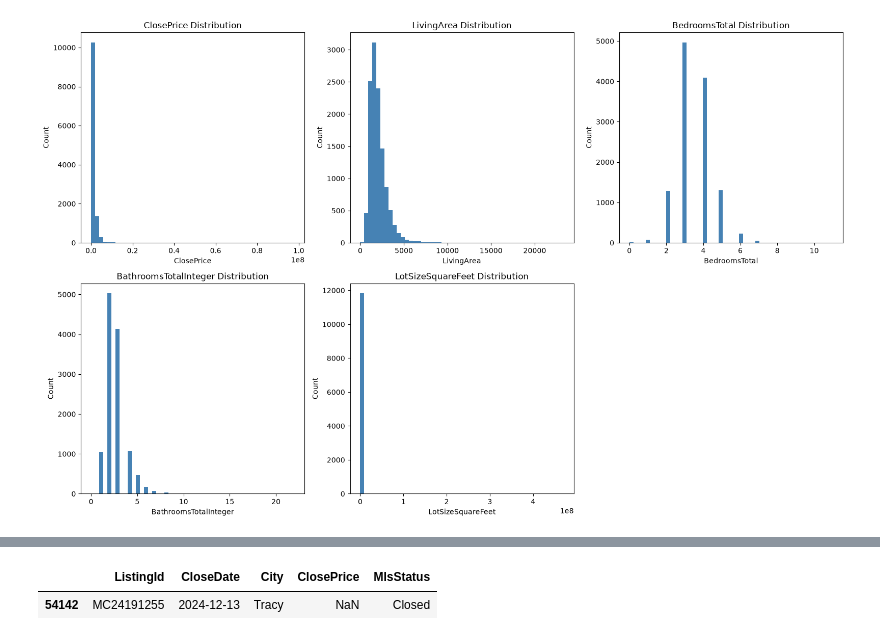
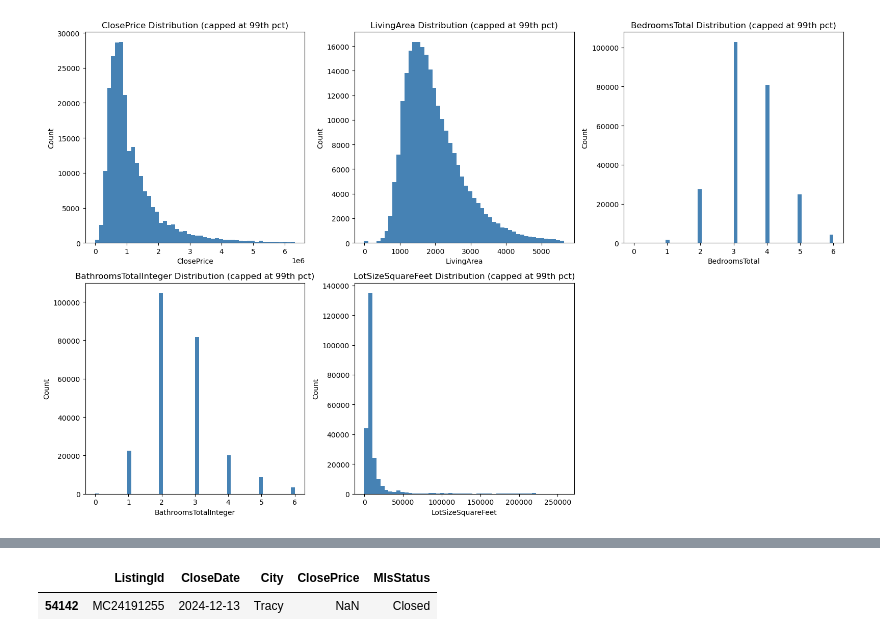
Before and after one commit to Sunisa-Yuki/IDX_Data_Science, a Jupyter notebook: 01_exploration.ipynb, the cells around one changed output, grey strips where cells are left out. Drawn from its saved outputs; the diff is of its cells as text; code cells hidden in the pictures.

Commit message:
Clean up 01_exploration: fix df_filtered naming, remove duplicate loading block, add summary

```diff
--- a/01_exploration.ipynb
+++ b/01_exploration.ipynb
@@ -4 +31,12 @@ import matplotlib.pyplot as plt
 import glob
+# %%
+# find and filter files
+file_list = glob.glob("Data/CRMLSSold*.csv")
+
+clean_files = []
+for sold in file_list:
+    if "_filled" not in sold:
+        clean_files.append(sold)
+
+print(len(clean_files))
+print(clean_files)
@@ -5,7 +48,17 @@ import glob
 # %%
-# Load one month to start - let's use a recent one
-df = pd.read_csv('data/CRMLSSold202605.csv', low_memory=False)
+# Load all files
+df_list = []
 
+# loop reads all 21 files one at a time, and store each resulting table into df_list
+for file in clean_files:
+    temp_df = pd.read_csv(file, low_memory = False)
+    df_list.append(temp_df)
+
+print(len(df_list))
+
+
+# Combine separate tables into one table
+df = pd.concat(df_list, ignore_index = True)
 print('Shape:', df.shape)
 print('\nColumns:', df.columns.tolist())
 # %% [output]
@@ -13,11 +67,17 @@ Shape: (23260, 78)
 
 Columns: ['BuyerAgentAOR', 'ListAgentAOR', 'Flooring', 'ViewYN', 'WaterfrontYN', 'BasementYN', 'PoolPrivateYN', 'OriginalListPrice', 'ListingKey', 'ListAgentEmail', 'CloseDate', 'ClosePrice', 'ListAge ...
 # %%
+# Apply the dual filter (PropertyType + PropertySubType)
+
 print('PropertyType value counts:')
 print(df['PropertyType'].value_counts())
 
 print('\nPropertySubType value counts:')
 print(df['PropertySubType'].value_counts())
+
+
+df = df[(df['PropertyType'] == 'Residential') & (df['PropertySubType'] == 'SingleFamilyResidence')]
+print('Filtered shape:', df.shape)
 # %% [output]
 PropertyType value counts:
 PropertyType
@@ -55,19 +141,21 @@ dtype: int64
 # %%
-# import matplotlib.pyplot as plt
+# Plot distributions for ClosePrice (decimal), LivingArea (decimal), Bedrooms, Bathrooms, LotSize
 
 fig, axes = plt.subplots(2, 3, figsize=(16, 10))
 axes = axes.flatten()
 
 features = ['ClosePrice', 'LivingArea', 'BedroomsTotal', 'BathroomsTotalInteger', 'LotSizeSquareFeet']
 
 for i, col in enumerate(features):
-    axes[i].hist(df_filtered[col].dropna(), bins=50, color='steelblue', edgecolor='none')
-    axes[i].set_title(f'{col} Distribution')
+    data = df[col].dropna()
+    upper = data.quantile(0.99)
+    axes[i].hist(data, bins=50, range=(0, upper), color='steelblue', edgecolor='none')
+    axes[i].set_title(f'{col} Distribution (capped at 99th pct)')
     axes[i].set_xlabel(col)
     axes[i].set_ylabel('Count')
 
 axes[5].set_visible(False)
 plt.tight_layout()
 plt.show()
 # %% [output]
-[figure, old version]
+[figure, new version]
```
Also changed, not shown: parts of 15 cells of this notebook.
